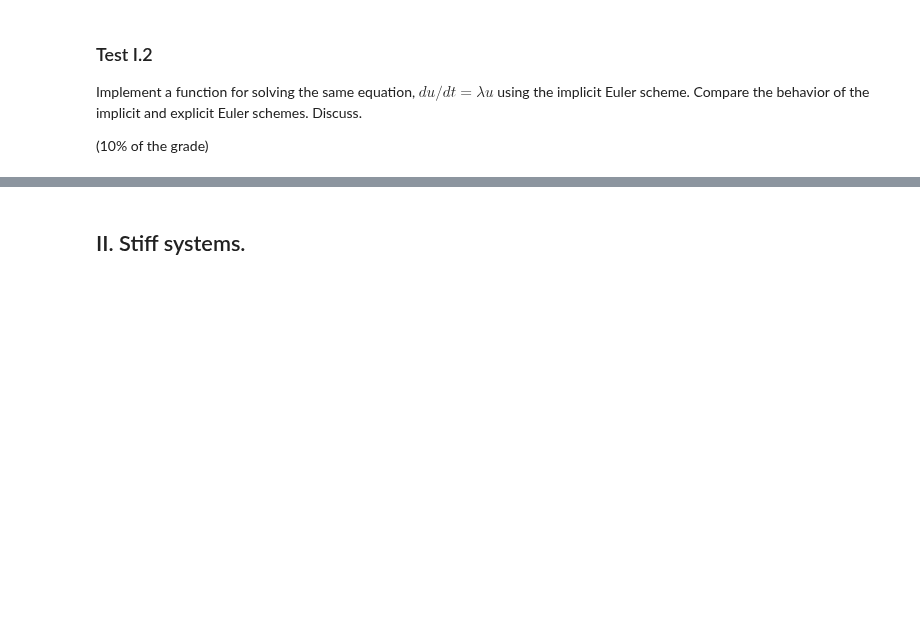
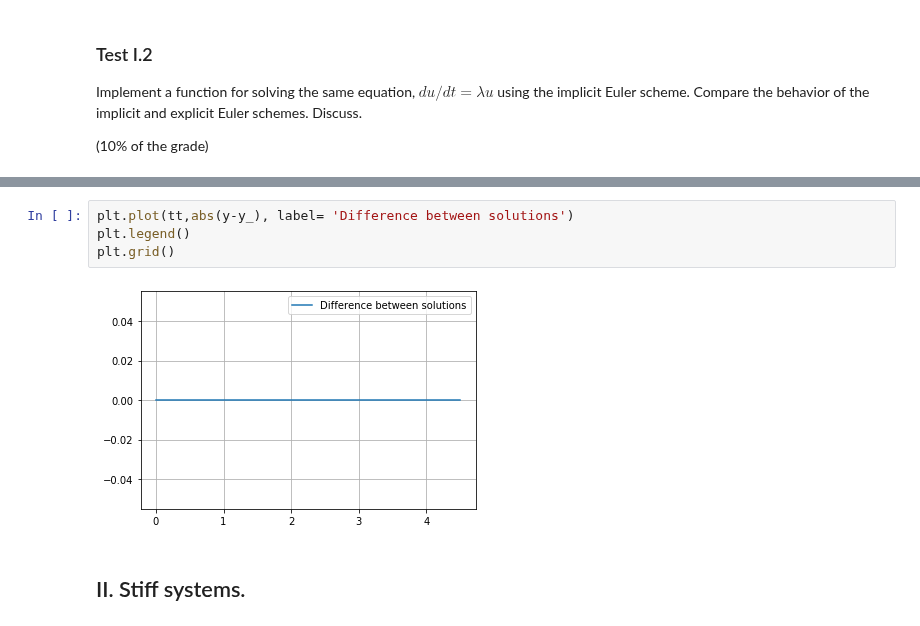
Before and after one commit to ev-br/CP2020, a Jupyter notebook: week_7_IVP_ODE.ipynb, the cells around one changed output, grey strips where cells are left out. Cells and saved outputs as stored; diff of their text form; blank space fills up the shorter version.

```diff
--- a/week_7_IVP_ODE.ipynb
+++ b/week_7_IVP_ODE.ipynb
@@ -55,3 +85,9 @@ Implement a function for solving the same equation, $du/dt = \lambda u$ using th
+# %%
+plt.plot(tt,abs(y-y_), label= 'Difference between solutions')
+plt.legend()
+plt.grid()
+# %% [output]
+[figure, added]
 # %% [markdown]
 ## II. Stiff systems.
 # %% [markdown]
```
Also changed, not shown: parts of 4 cells of this notebook.
